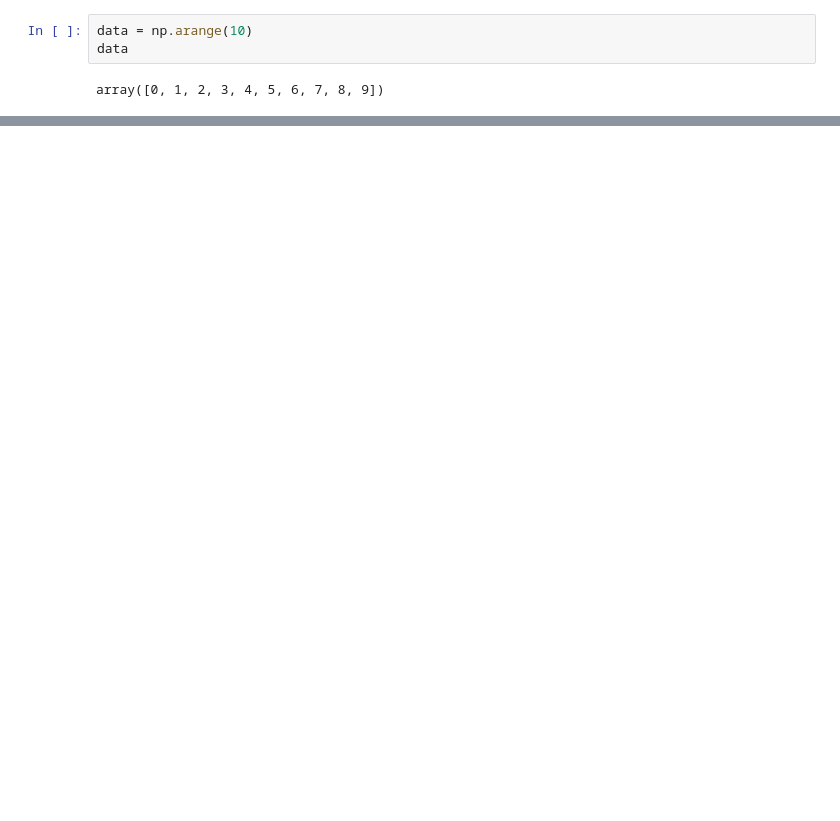
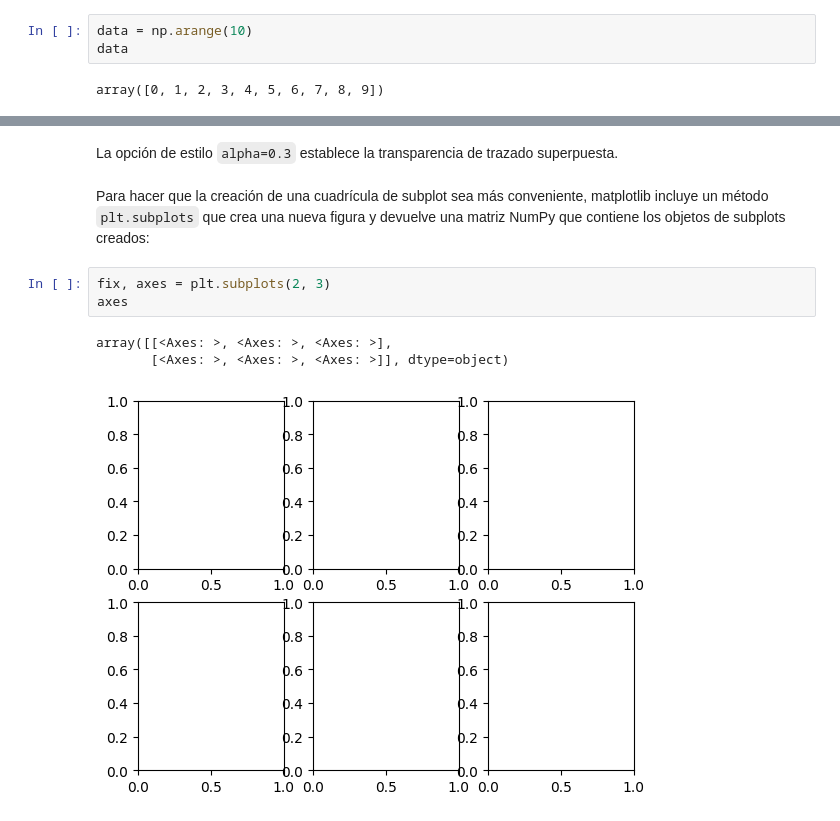
Before and after one commit to taquero-programador/Data-Analysis, a Jupyter notebook: Python for Data Analysis/chapter_09_plotting/plotting_and_visualization.ipynb, the cells around one changed output, grey strips where cells are left out. Cells and saved outputs as stored; diff of their text form; blank space fills up the shorter version.

```diff
--- a/Python for Data Analysis/chapter_09_plotting/plotting_and_visualization.ipynb
+++ b/Python for Data Analysis/chapter_09_plotting/plotting_and_visualization.ipynb
@@ -16,0 +78,12 @@ plt.plot(data)
+# %% [markdown]
+La opción de estilo `alpha=0.3` establece la transparencia de trazado superpuesta.
+# %% [markdown]
+Para hacer que la creación de una cuadrícula de subplot sea más conveniente, matplotlib incluye un método `plt.subplots` que crea una nueva
+figura y devuelve una matriz NumPy que contiene los objetos de subplots creados:
+# %%
+fix, axes = plt.subplots(2, 3)
+axes
+# %% [output]
+array([[<Axes: >, <Axes: >, <Axes: >],
+       [<Axes: >, <Axes: >, <Axes: >]], dtype=object)
+[figure, added]
```
Also changed, not shown: parts of 53 cells of this notebook, 1 other file.
